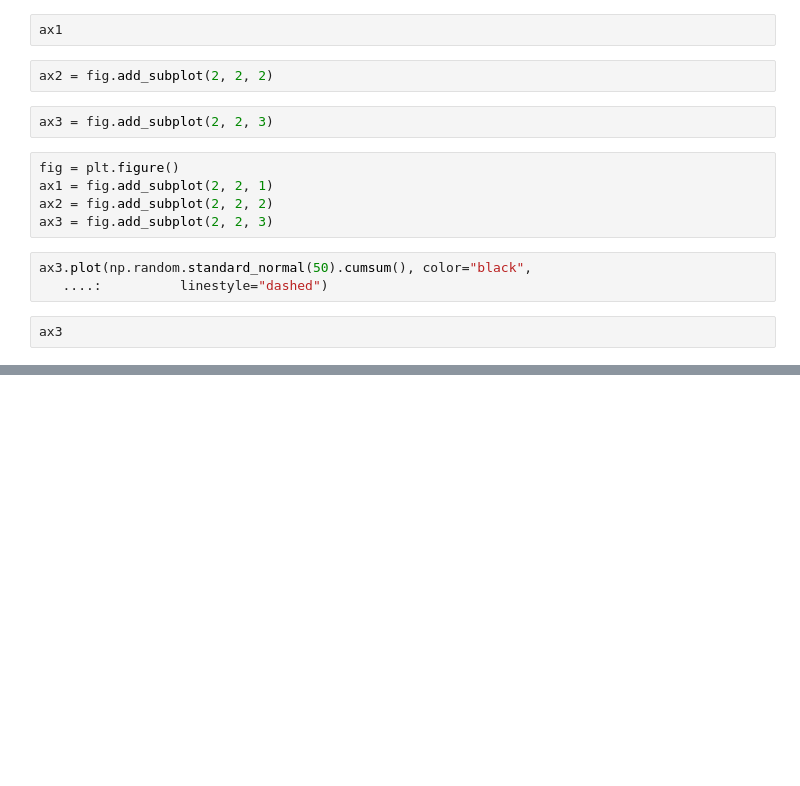
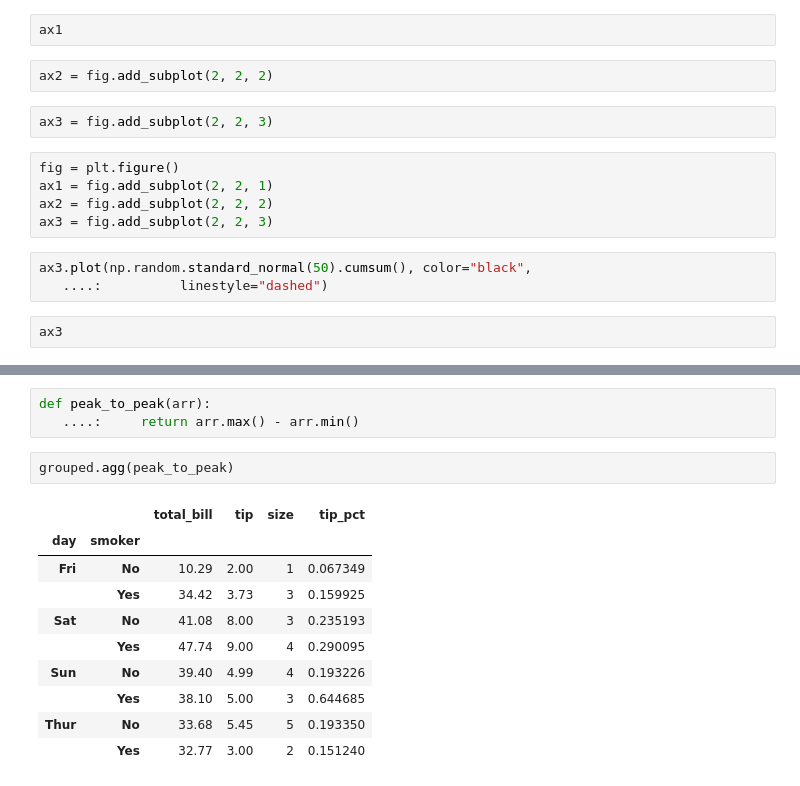
Before and after one commit to danduardo/pydata-book, a Jupyter notebook: Wes_Mc.ipynb, the cells around one changed output, grey strips where cells are left out. Saved outputs shown, nothing was run; the diff lists cells and outputs as text; blank space fills up the shorter version.

```diff
--- a/Wes_Mc.ipynb
+++ b/Wes_Mc.ipynb
@@ -541,0 +241,16 @@ hier_df.groupby(level="cty", axis="columns").count()
+# %%
+def peak_to_peak(arr):
+   ....:     return arr.max() - arr.min()
+# %%
+grouped.agg(peak_to_peak)
+# %% [output]
+|  |  | total_bill | tip | size | tip_pct |
+| day | smoker |  |  |  |  |
+| Fri | No | 10.29 | 2.00 | 1 | 0.067349 |
+|  | Yes | 34.42 | 3.73 | 3 | 0.159925 |
+| Sat | No | 41.08 | 8.00 | 3 | 0.235193 |
+|  | Yes | 47.74 | 9.00 | 4 | 0.290095 |
+| Sun | No | 39.40 | 4.99 | 4 | 0.193226 |
+|  | Yes | 38.10 | 5.00 | 3 | 0.644685 |
+| Thur | No | 33.68 | 5.45 | 5 | 0.193350 |
+|  | Yes | 32.77 | 3.00 | 2 | 0.151240 |
```
Also changed, not shown: parts of 122 cells of this notebook.
